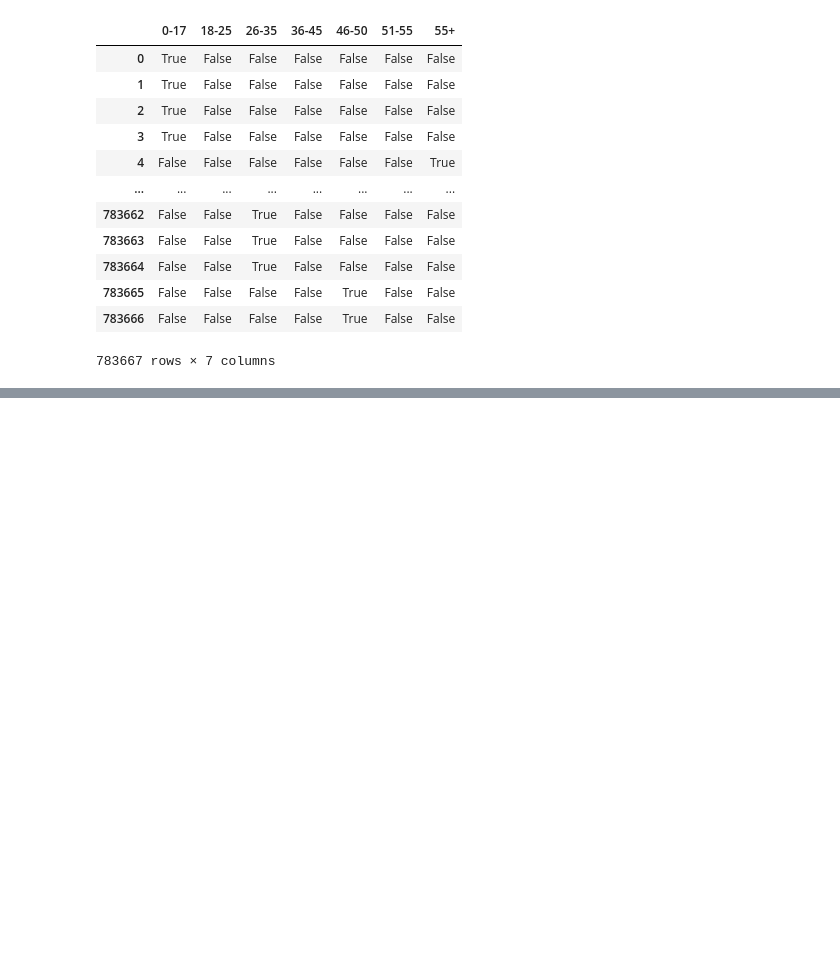
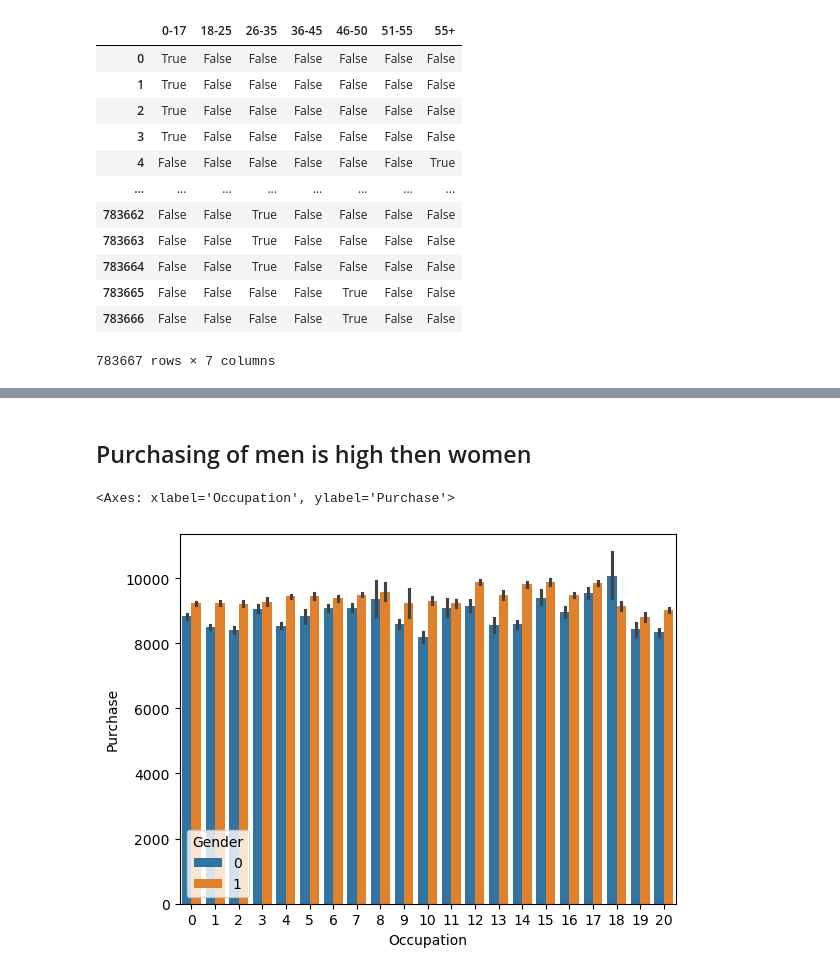
Before and after one commit to polarpeeps/Data-Science-Tut, a Jupyter notebook: EDA-and-Feature-Engineering/black friday/EDA for Black Frdiay.ipynb, the cells around one changed output, grey strips where cells are left out. Drawn from its saved outputs; the diff is of its cells as text; code cells hidden in the pictures; blank space fills up the shorter version.

```diff
--- a/EDA-and-Feature-Engineering/black friday/EDA for Black Frdiay.ipynb
+++ b/EDA-and-Feature-Engineering/black friday/EDA for Black Frdiay.ipynb
@@ -216,0 +468,8 @@ pd.get_dummies(df['Age'],drop_first=True)
+# %% [markdown]
+## Purchasing of men is high then women
+# %%
+## Visualization of Purchase with occupation
+sns.barplot(x='Occupation',y='Purchase',hue='Gender',data=df)
+# %% [output]
+<Axes: xlabel='Occupation', ylabel='Purchase'>
+[figure, added]
```
Also changed, not shown: parts of 53 cells of this notebook, 1 other file.
